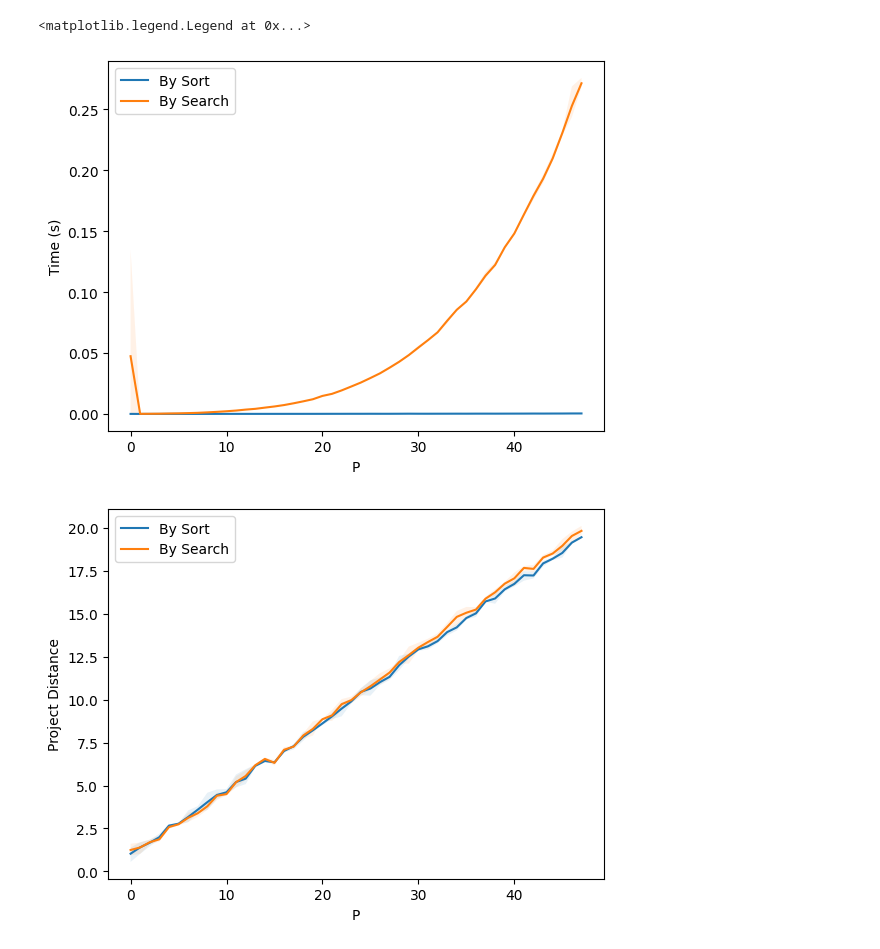
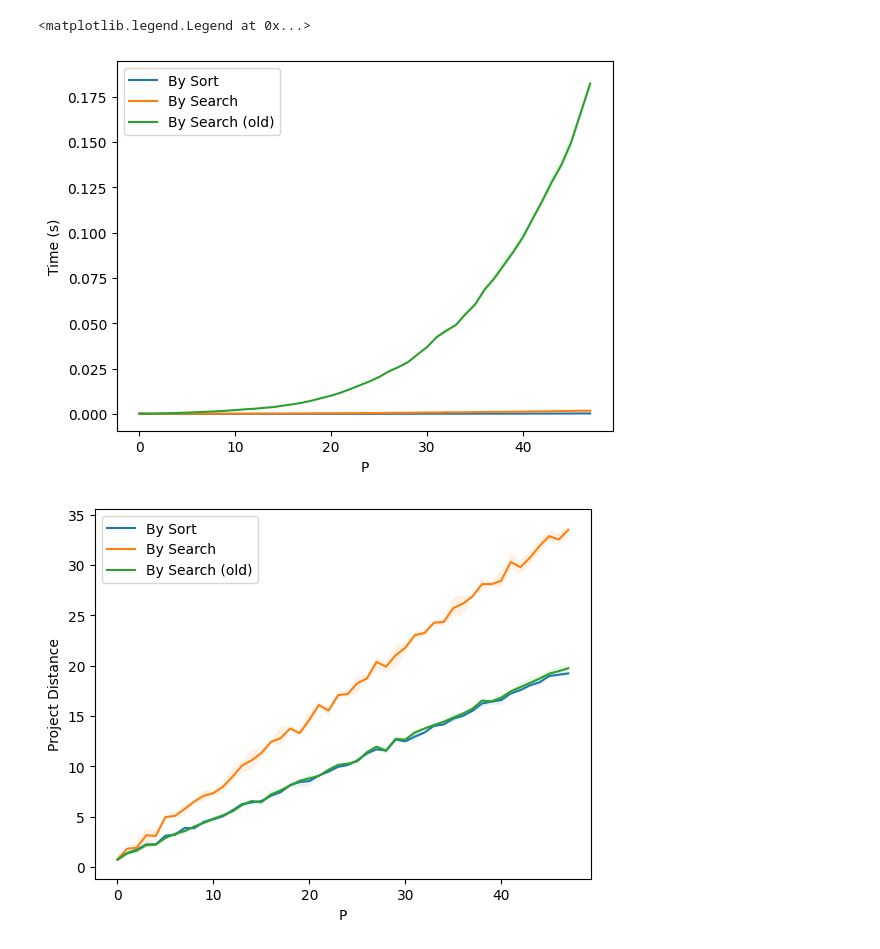
Before and after one commit to cnellington/Contextualized, a Jupyter notebook: docs/demos/project_to_dag_time.ipynb, the cells around one changed output. Saved outputs shown, nothing was run; the diff lists cells and outputs as text; code cells hidden in the pictures.

Commit message:
added faster thresholding method, although distance results are surprising

```diff
--- a/docs/demos/project_to_dag_time.ipynb
+++ b/docs/demos/project_to_dag_time.ipynb
@@ -10,15 +60,19 @@ import matplotlib.pyplot as plt
 # %%
 sort_times = []
 search_times = []
+search_old_times = []
 
 sort_dists = []
 search_dists = []
+search_old_dists = []
 
 for n in range(2, 50):
     my_sort_times = []
     my_search_times = []
+    my_search_old_times = []
     my_search_dists = []
     my_sort_dists = []
+    my_search_old_dists = []
     for k in range(3):
         w = np.random.uniform(-1, 1, size=(n,n))
         t = time.time()
@@ -31,32 +85,41 @@ for n in range(2, 50):
         my_sort_times.append(time.time() - t)
         my_sort_dists.append(np.linalg.norm(w_dag - w))
 
+        t = time.time()
+        w_dag = project_to_dag_search_old(w)
+        my_search_old_times.append(time.time() - t)
+        my_search_old_dists.append(np.linalg.norm(w_dag - w))
+
     sort_times.append(my_sort_times)
     search_times.append(my_search_times)
     sort_dists.append(my_sort_dists)
     search_dists.append(my_search_dists)
+    search_old_times.append(my_search_old_times)
+    search_old_dists.append(my_search_old_dists)
 
 
 def plot_results(results, label):
     results = np.array(results)
     plt.plot(np.mean(results, axis=1), label=label)
     plt.fill_between(range(len(results)),
                      np.percentile(results, 2.5, axis=1),
                      np.percentile(results, 97.5, axis=1),
                     alpha=0.1)
 plot_results(sort_times, "By Sort")
 plot_results(search_times, "By Search")
+plot_results(search_old_times, "By Search (old)")
 plt.xlabel("P")
 plt.ylabel("Time (s)")
 plt.legend()
 
 plt.figure()
 plot_results(sort_dists, "By Sort")
 plot_results(search_dists, "By Search")
+plot_results(search_old_dists, "By Search (old)")
 plt.xlabel("P")
 plt.ylabel("Project Distance")
 plt.legend()
 # %% [output]
 <matplotlib.legend.Legend at 0x...>
-[figure, old version]
+[figure, new version]
-[figure, old version]
+[figure, new version]
```
Also changed, not shown: parts of 2 cells of this notebook, 1 other file.
